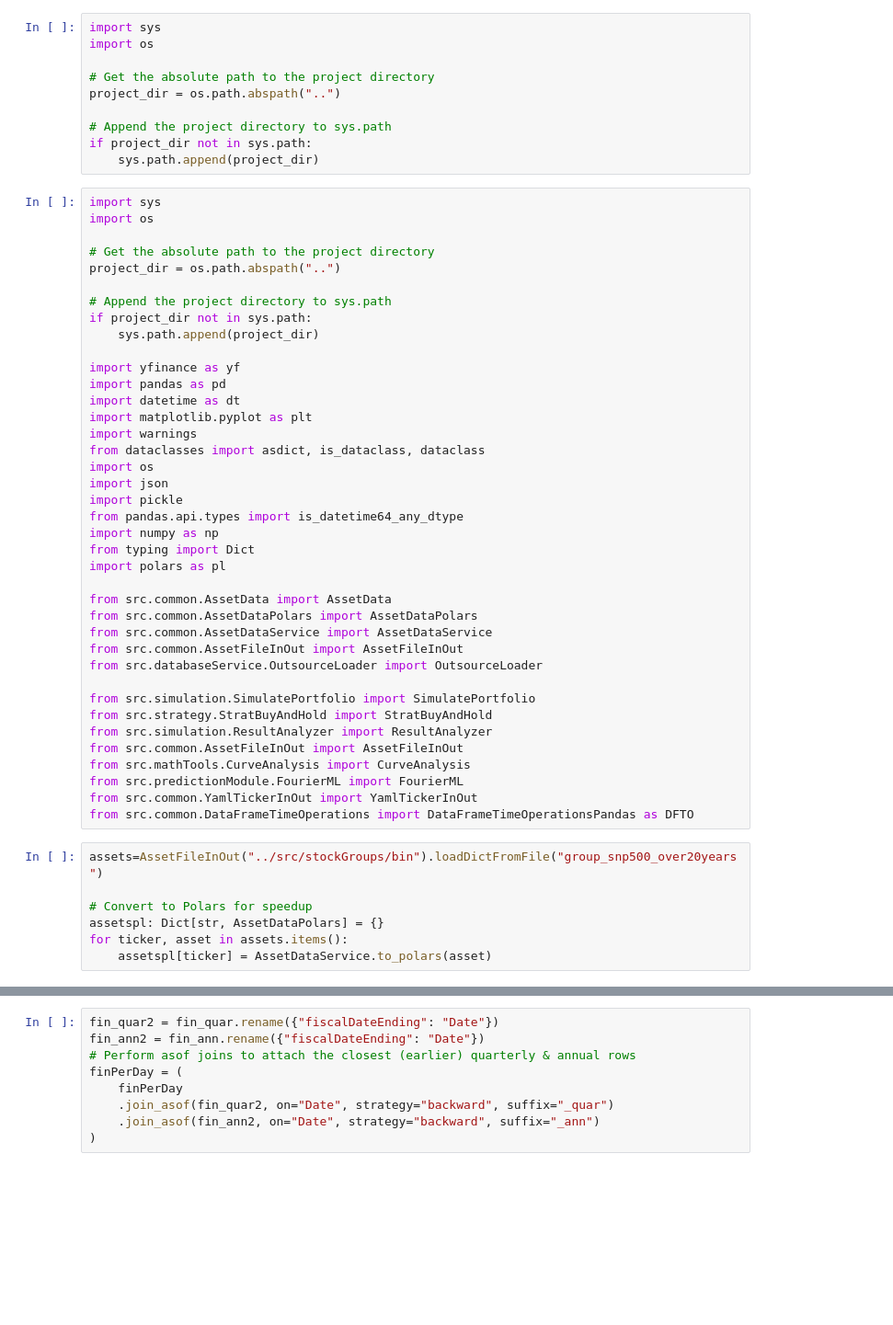
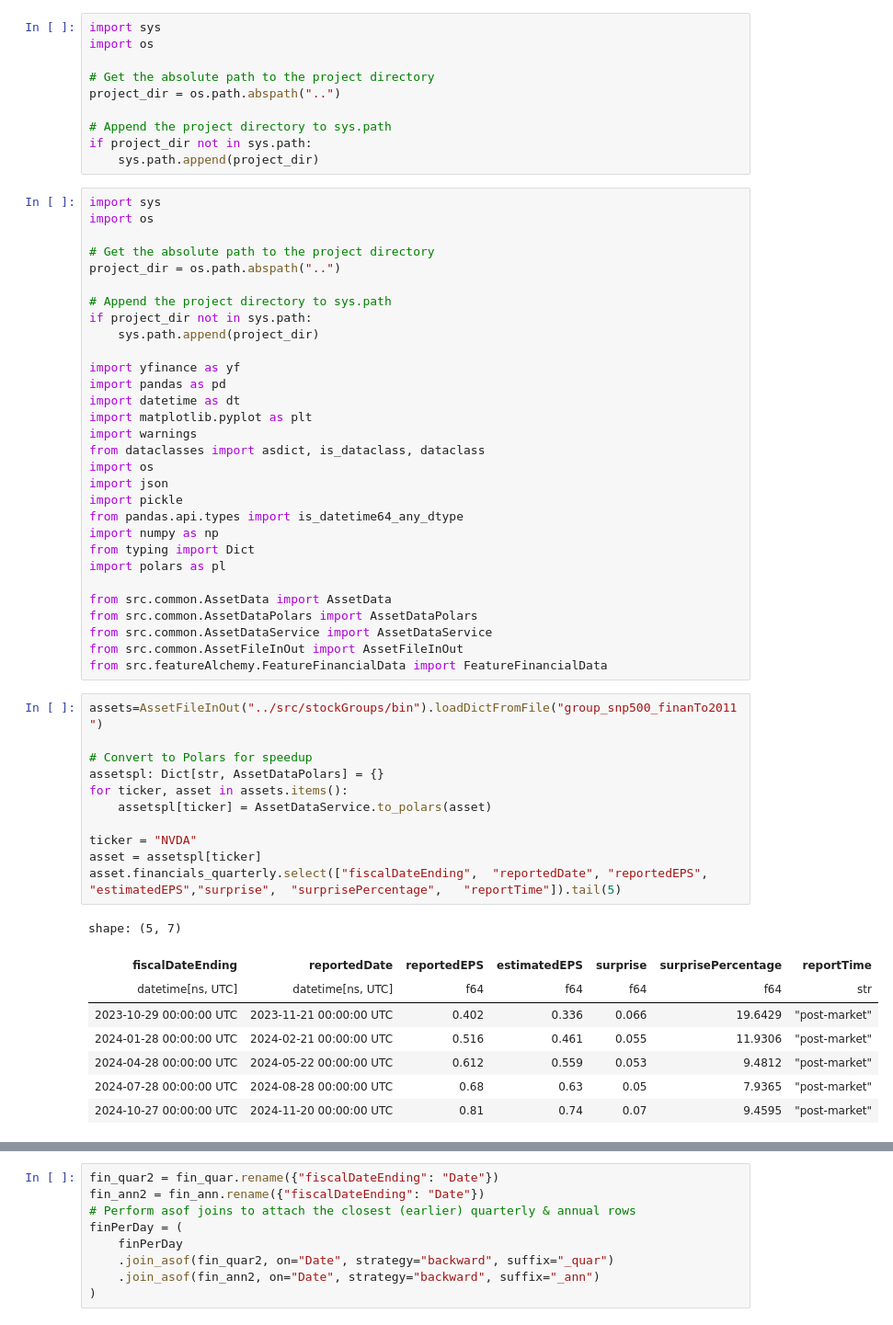
Before and after one commit to KImeriGitHub/RandomOdyssey, a Jupyter notebook: notebooks/sandbox_finData.ipynb, the cells around one changed output, grey strips where cells are left out. Shown at 92% size. Drawn from its saved outputs; the diff is of its cells as text; blank space fills up the shorter version.

```diff
--- a/notebooks/sandbox_finData.ipynb
+++ b/notebooks/sandbox_finData.ipynb
@@ -37,20 +37,24 @@ from src.common.AssetData import AssetData
 from src.common.AssetDataPolars import AssetDataPolars
 from src.common.AssetDataService import AssetDataService
 from src.common.AssetFileInOut import AssetFileInOut
-from src.databaseService.OutsourceLoader import OutsourceLoader
-
-from src.simulation.SimulatePortfolio import SimulatePortfolio
-from src.strategy.StratBuyAndHold import StratBuyAndHold
-from src.simulation.ResultAnalyzer import ResultAnalyzer
-from src.common.AssetFileInOut import AssetFileInOut
-from src.mathTools.CurveAnalysis import CurveAnalysis
-from src.predictionModule.FourierML import FourierML
-from src.common.YamlTickerInOut import YamlTickerInOut
-from src.common.DataFrameTimeOperations import DataFrameTimeOperationsPandas as DFTO
+from src.featureAlchemy.FeatureFinancialData import FeatureFinancialData
 # %%
-assets=AssetFileInOut("../src/stockGroups/bin").loadDictFromFile("group_snp500_over20years")
+assets=AssetFileInOut("../src/stockGroups/bin").loadDictFromFile("group_snp500_finanTo2011")
 
 # Convert to Polars for speedup
 assetspl: Dict[str, AssetDataPolars] = {}
 for ticker, asset in assets.items():
     assetspl[ticker] = AssetDataService.to_polars(asset)
+
+ticker = "NVDA"
+asset = assetspl[ticker]
+asset.financials_quarterly.select(["fiscalDateEnding",	"reportedDate",	"reportedEPS",	"estimatedEPS","surprise",	"surprisePercentage",	"reportTime"]).tail(5)
+# %% [output]
+shape: (5, 7)
+| fiscalDateEnding | reportedDate | reportedEPS | estimatedEPS | surprise | surprisePercentage | reportTime |
+| datetime[ns, UTC] | datetime[ns, UTC] | f64 | f64 | f64 | f64 | str |
+| 2023-10-29 00:00:00 UTC | 2023-11-21 00:00:00 UTC | 0.402 | 0.336 | 0.066 | 19.6429 | "post-market" |
+| 2024-01-28 00:00:00 UTC | 2024-02-21 00:00:00 UTC | 0.516 | 0.461 | 0.055 | 11.9306 | "post-market" |
+| 2024-04-28 00:00:00 UTC | 2024-05-22 00:00:00 UTC | 0.612 | 0.559 | 0.053 | 9.4812 | "post-market" |
+| 2024-07-28 00:00:00 UTC | 2024-08-28 00:00:00 UTC | 0.68 | 0.63 | 0.05 | 7.9365 | "post-market" |
+| 2024-10-27 00:00:00 UTC | 2024-11-20 00:00:00 UTC | 0.81 | 0.74 | 0.07 | 9.4595 | "post-market" |
```
Also changed, not shown: parts of 12 cells of this notebook, 8 other files.
